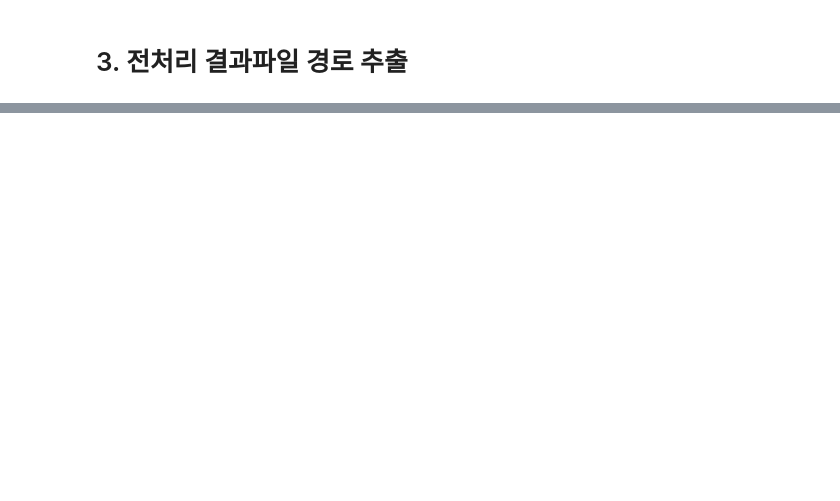
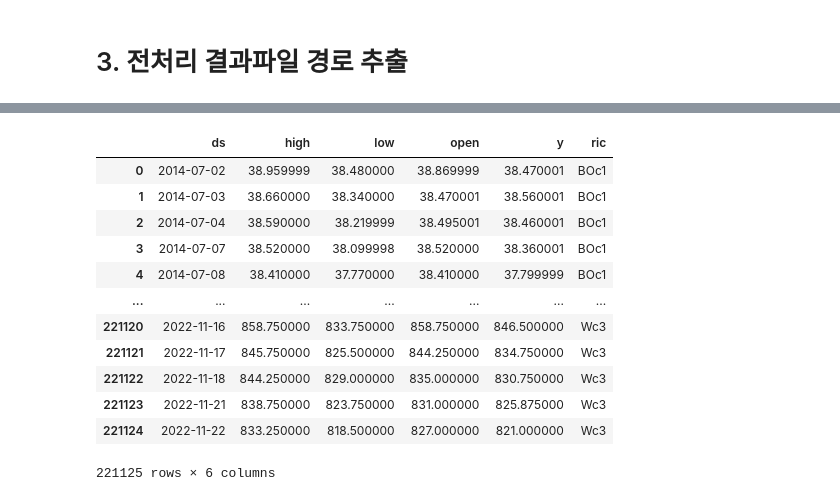
Before and after one commit to gwangjinjeong/palm-oil-price-forecast, a Jupyter notebook: 2.SM Pipeline-Preprocessing.ipynb, the cells around one changed output, grey strips where cells are left out. Drawn from its saved outputs; the diff is of its cells as text; code cells hidden in the pictures; blank space fills up the shorter version.

```diff
--- a/2.SM Pipeline-Preprocessing.ipynb
+++ b/2.SM Pipeline-Preprocessing.ipynb
@@ -1494 +898,17 @@ test_preproc__dir_artifact:  s3://palm-oil-price-forecast/golden-data/2022/12/07
+# %%
+pd.read_csv(train_preproc_dir_artifact1)
+# %% [output]
+|  | ds | high | low | open | y | ric |
+| 0 | 2014-07-02 | 38.959999 | 38.480000 | 38.869999 | 38.470001 | BOc1 |
+| 1 | 2014-07-03 | 38.660000 | 38.340000 | 38.470001 | 38.560001 | BOc1 |
+| 2 | 2014-07-04 | 38.590000 | 38.219999 | 38.495001 | 38.460001 | BOc1 |
+| 3 | 2014-07-07 | 38.520000 | 38.099998 | 38.520000 | 38.360001 | BOc1 |
+| 4 | 2014-07-08 | 38.410000 | 37.770000 | 38.410000 | 37.799999 | BOc1 |
+| ... | ... | ... | ... | ... | ... | ... |
+| 221120 | 2022-11-16 | 858.750000 | 833.750000 | 858.750000 | 846.500000 | Wc3 |
+| 221121 | 2022-11-17 | 845.750000 | 825.500000 | 844.250000 | 834.750000 | Wc3 |
+| 221122 | 2022-11-18 | 844.250000 | 829.000000 | 835.000000 | 830.750000 | Wc3 |
+| 221123 | 2022-11-21 | 838.750000 | 823.750000 | 831.000000 | 825.875000 | Wc3 |
+| 221124 | 2022-11-22 | 833.250000 | 818.500000 | 827.000000 | 821.000000 | Wc3 |
+221125 rows × 6 columns
 # %%
```
Also changed, not shown: parts of 29 cells of this notebook, 9 other files.
